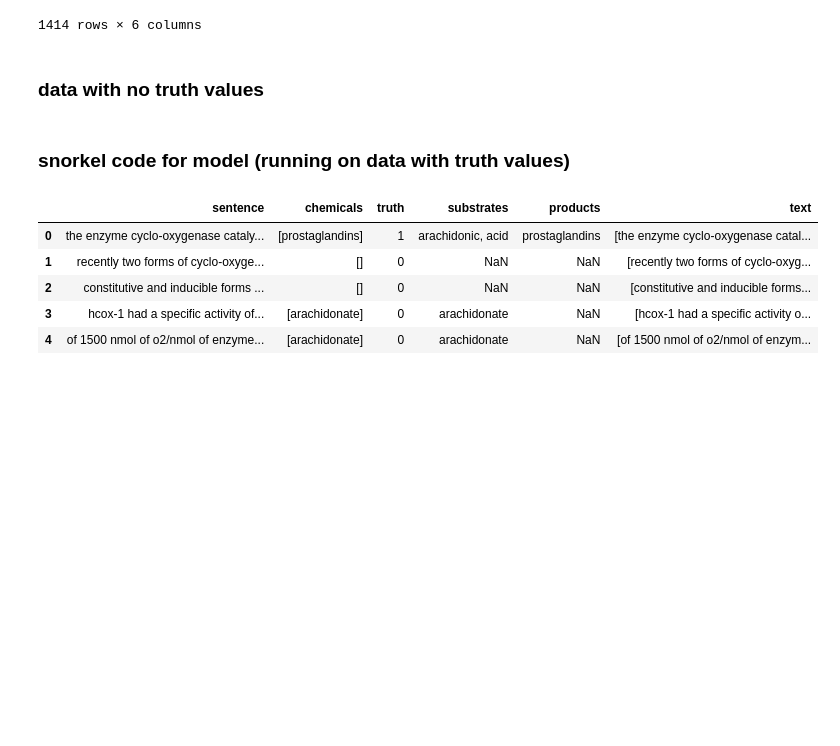
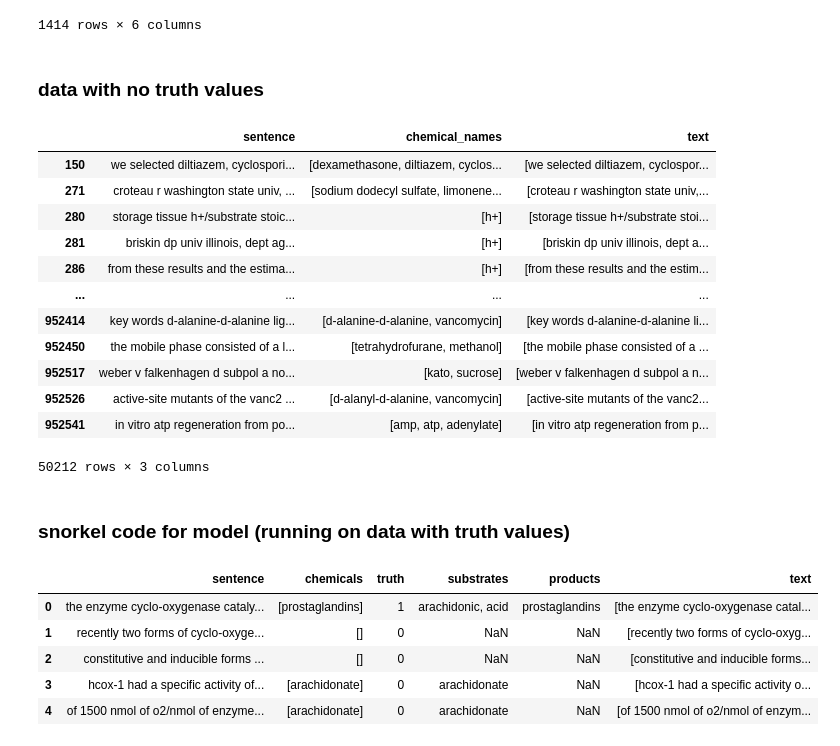
Before and after one commit to igematberkeley/NLPChemExtractor, a Jupyter notebook: cassie_snorkel_labeling_functions.ipynb, the cells around one changed output. Drawn from its saved outputs; the diff is of its cells as text; code cells hidden in the pictures; blank space fills up the shorter version.

```diff
--- a/cassie_snorkel_labeling_functions.ipynb
+++ b/cassie_snorkel_labeling_functions.ipynb
@@ -845,6 +889,22 @@ re_check_several_chem_uncleaned_df = uncleaned_several_chem_df
 # %%
 re_check_several_chem_uncleaned_df["text"] = re_check_several_chem_uncleaned_df[["sentence", "chemical_names"]].values.tolist()
 brenda_clean_df = re_check_several_chem_uncleaned_df
+# %%
+brenda_clean_df
+# %% [output]
+|  | sentence | chemical_names | text |
+| 150 | we selected diltiazem, cyclospori... | [dexamethasone, diltiazem, cyclos... | [we selected diltiazem, cyclospor... |
+| 271 | croteau r washington state univ, ... | [sodium dodecyl sulfate, limonene... | [croteau r washington state univ,... |
+| 280 | storage tissue h+/substrate stoic... | [h+] | [storage tissue h+/substrate stoi... |
+| 281 | briskin dp univ illinois, dept ag... | [h+] | [briskin dp univ illinois, dept a... |
+| 286 | from these results and the estima... | [h+] | [from these results and the estim... |
+| ... | ... | ... | ... |
+| 952414 | key words d-alanine-d-alanine lig... | [d-alanine-d-alanine, vancomycin] | [key words d-alanine-d-alanine li... |
+| 952450 | the mobile phase consisted of a l... | [tetrahydrofurane, methanol] | [the mobile phase consisted of a ... |
+| 952517 | weber v falkenhagen d subpol a no... | [kato, sucrose] | [weber v falkenhagen d subpol a n... |
+| 952526 | active-site mutants of the vanc2 ... | [d-alanyl-d-alanine, vancomycin] | [active-site mutants of the vanc2... |
+| 952541 | in vitro atp regeneration from po... | [amp, atp, adenylate] | [in vitro atp regeneration from p... |
+50212 rows × 3 columns
 # %% [markdown]
 ### snorkel code for model (running on data with truth values)
 # %%
```
Also changed, not shown: parts of 22 cells of this notebook.
